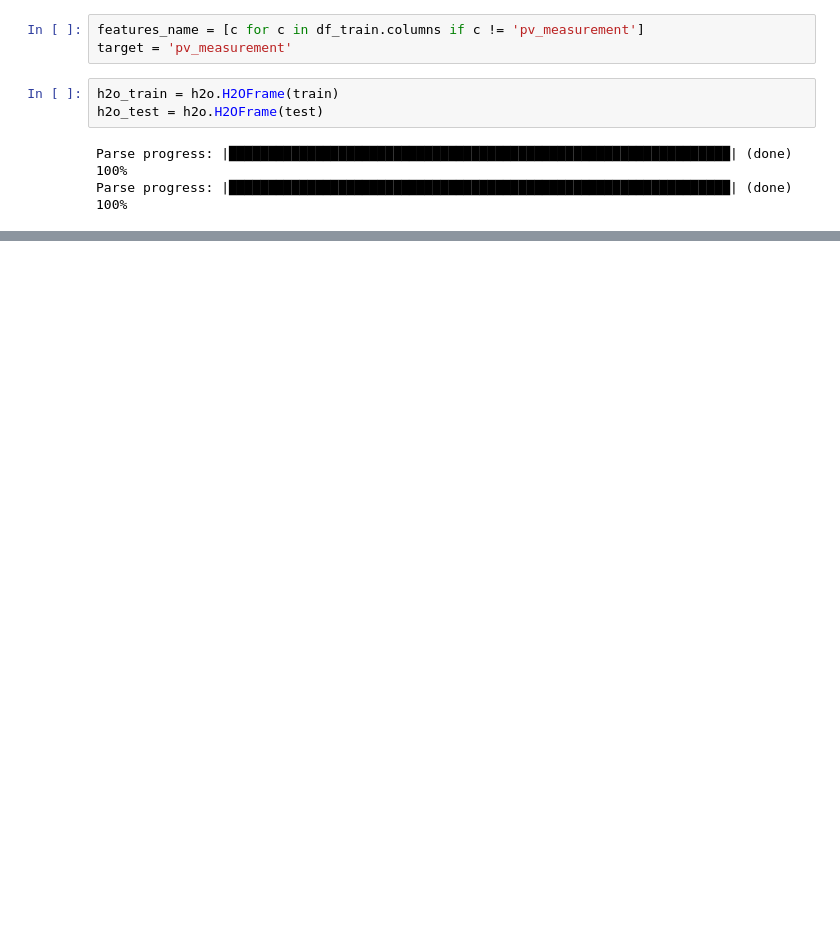
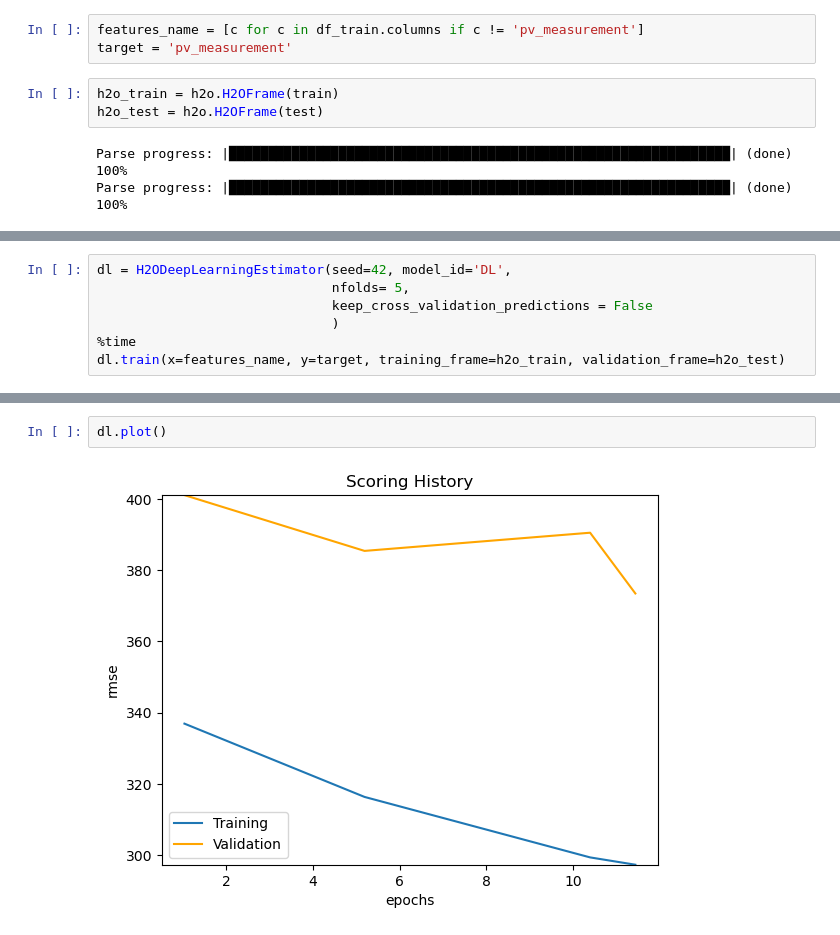
Before and after one commit to Claxl/Solar-Energy-Production-Forecasting, a Jupyter notebook: Model/AutoML.ipynb, the cells around one changed output, grey strips where cells are left out. Cells and saved outputs as stored; diff of their text form; blank space fills up the shorter version.

```diff
--- a/Model/AutoML.ipynb
+++ b/Model/AutoML.ipynb
@@ -97,0 +224,7 @@ H2OResponseError: Server error water.exceptions.H2ONotFoundArgumentException:
+# %%
+dl = H2ODeepLearningEstimator(seed=42, model_id='DL',
+                              nfolds= 5,
+                              keep_cross_validation_predictions = False
+                              )
+%time
+dl.train(x=features_name, y=target, training_frame=h2o_train, validation_frame=h2o_test)
@@ -97,0 +282,4 @@ H2OResponseError: Server error water.exceptions.H2ONotFoundArgumentException:
+# %%
+dl.plot()
+# %% [output]
+[figure, added]
```
Also changed, not shown: parts of 35 cells of this notebook, 24 other files.
